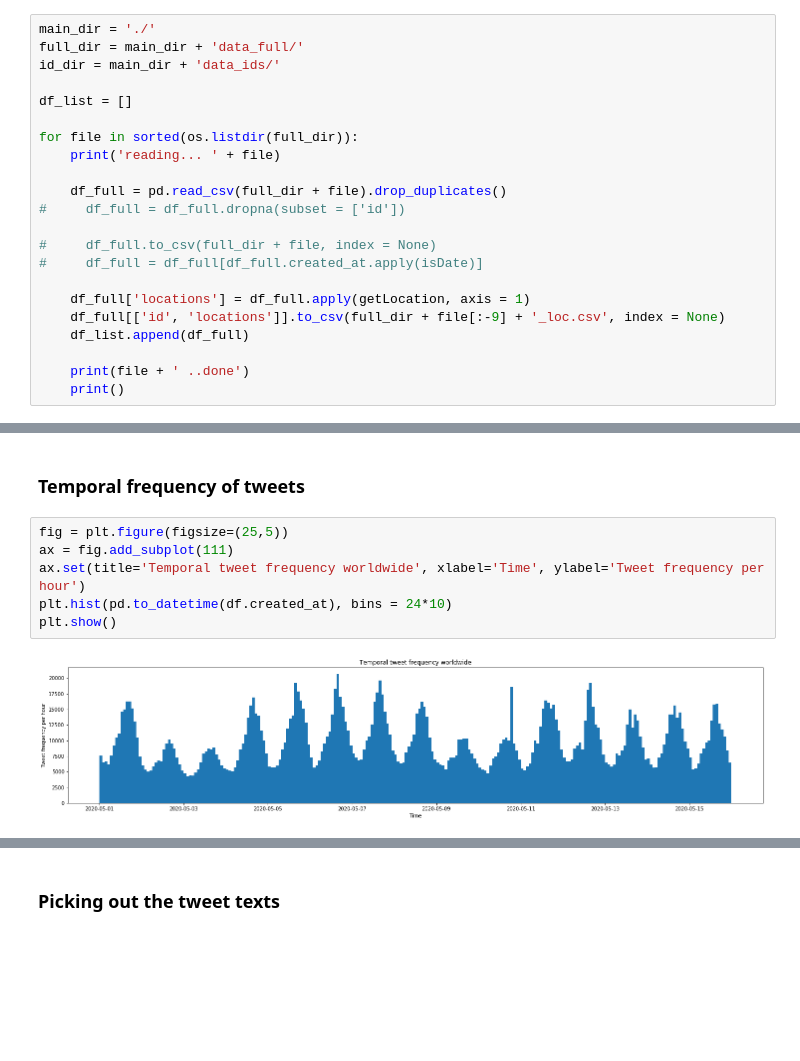
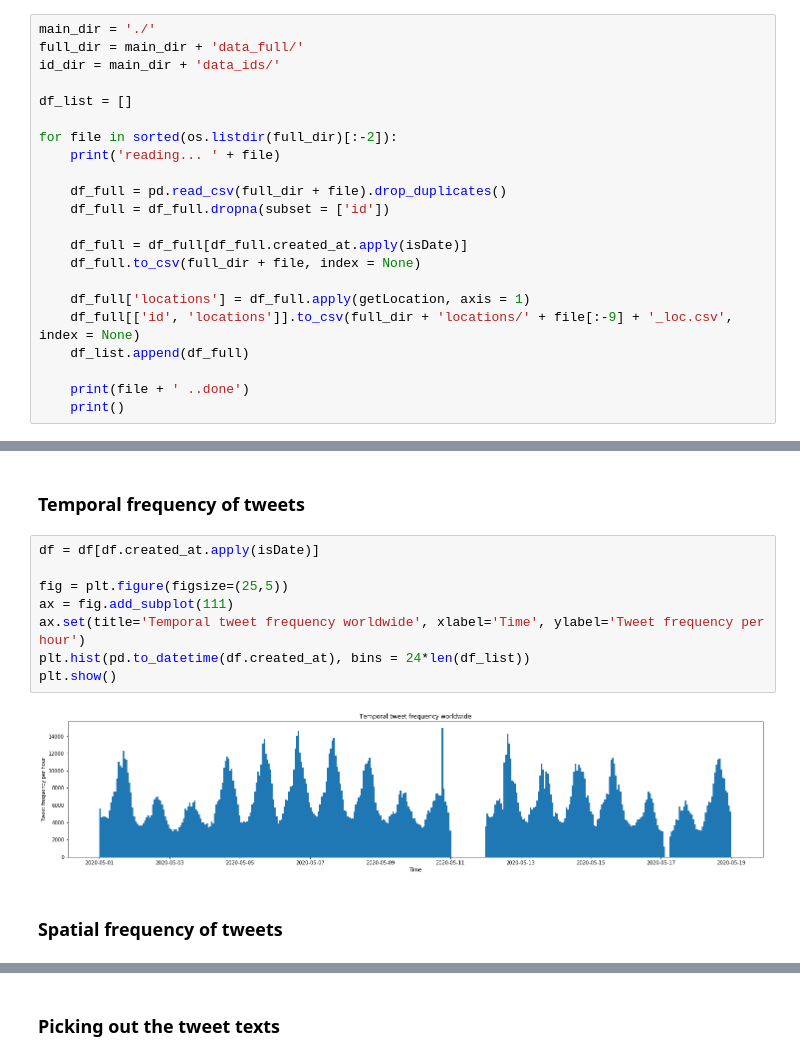
Before and after one commit to Rrishik/COVID-19-tweets, a Jupyter notebook: Covid-19 Tweets analysis.ipynb, the cells around one changed output, grey strips where cells are left out. Saved outputs shown, nothing was run; the diff lists cells and outputs as text; blank space fills up the shorter version.

Commit message:
added yesterday's tweets

```diff
--- a/Covid-19 Tweets analysis.ipynb
+++ b/Covid-19 Tweets analysis.ipynb
@@ -93,17 +96,17 @@ id_dir = main_dir + 'data_ids/'
 
 df_list = []
 
-for file in sorted(os.listdir(full_dir)):
+for file in sorted(os.listdir(full_dir)[:-2]):
     print('reading... ' + file)
 
     df_full = pd.read_csv(full_dir + file).drop_duplicates()
-#     df_full = df_full.dropna(subset = ['id'])
+    df_full = df_full.dropna(subset = ['id'])
 
-#     df_full.to_csv(full_dir + file, index = None)
-#     df_full = df_full[df_full.created_at.apply(isDate)]
+    df_full = df_full[df_full.created_at.apply(isDate)]
+    df_full.to_csv(full_dir + file, index = None)
 
     df_full['locations'] = df_full.apply(getLocation, axis = 1)
-    df_full[['id', 'locations']].to_csv(full_dir + file[:-9] + '_loc.csv', index = None)
+    df_full[['id', 'locations']].to_csv(full_dir + 'locations/' + file[:-9] + '_loc.csv', index = None)
     df_list.append(df_full)
 
     print(file + ' ..done')
@@ -160,10 +146,14 @@ df.tail()
 # %% [markdown]
 ### Temporal frequency of tweets
 # %%
+df = df[df.created_at.apply(isDate)]
+
 fig = plt.figure(figsize=(25,5))
 ax = fig.add_subplot(111)
 ax.set(title='Temporal tweet frequency worldwide', xlabel='Time', ylabel='Tweet frequency per hour')
-plt.hist(pd.to_datetime(df.created_at), bins = 24*10)
+plt.hist(pd.to_datetime(df.created_at), bins = 24*len(df_list))
 plt.show()
 # %% [output]
-[figure, old version]
+[figure, new version]
+# %% [markdown]
+### Spatial frequency of tweets
```
Also changed, not shown: parts of 41 cells of this notebook, 5 other files.
